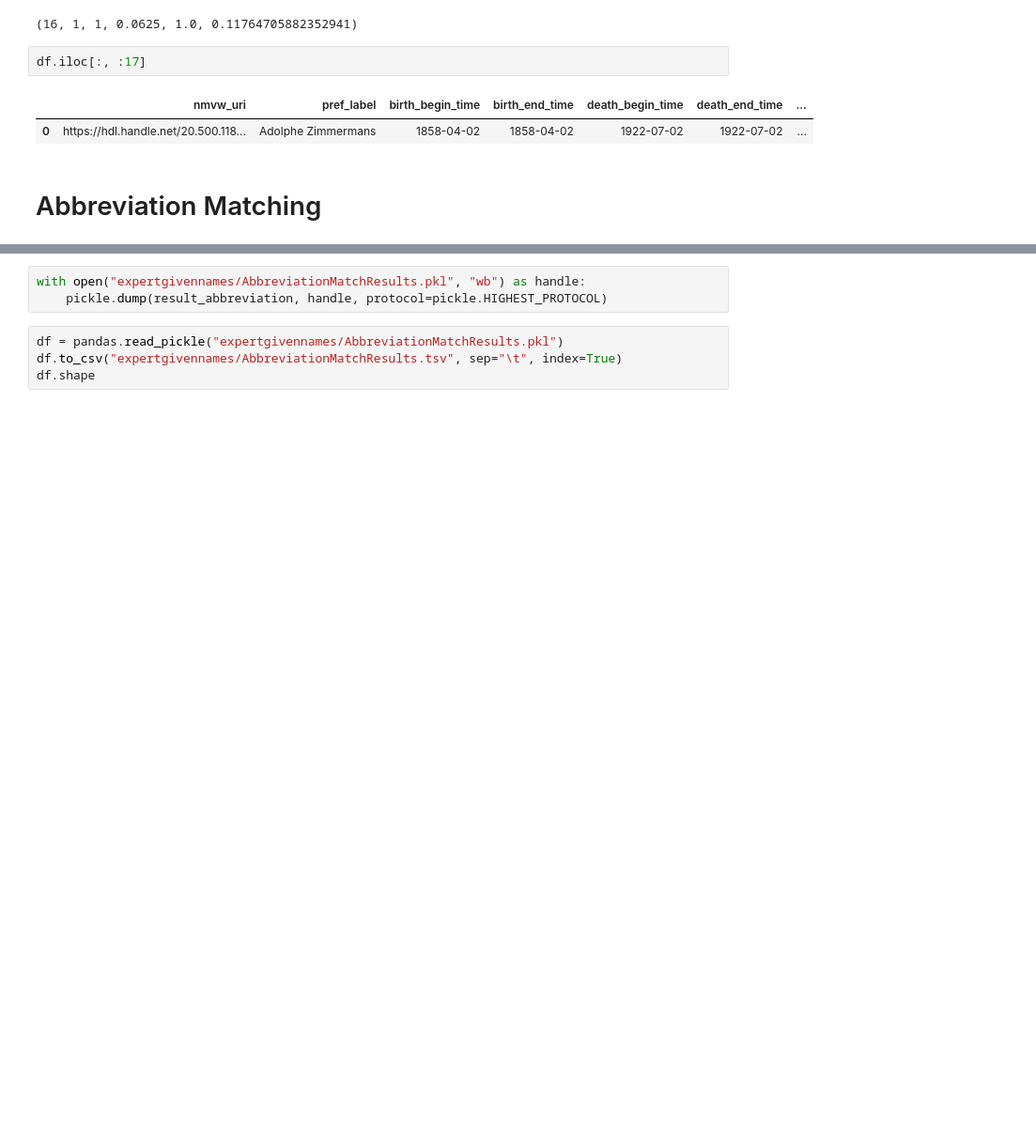
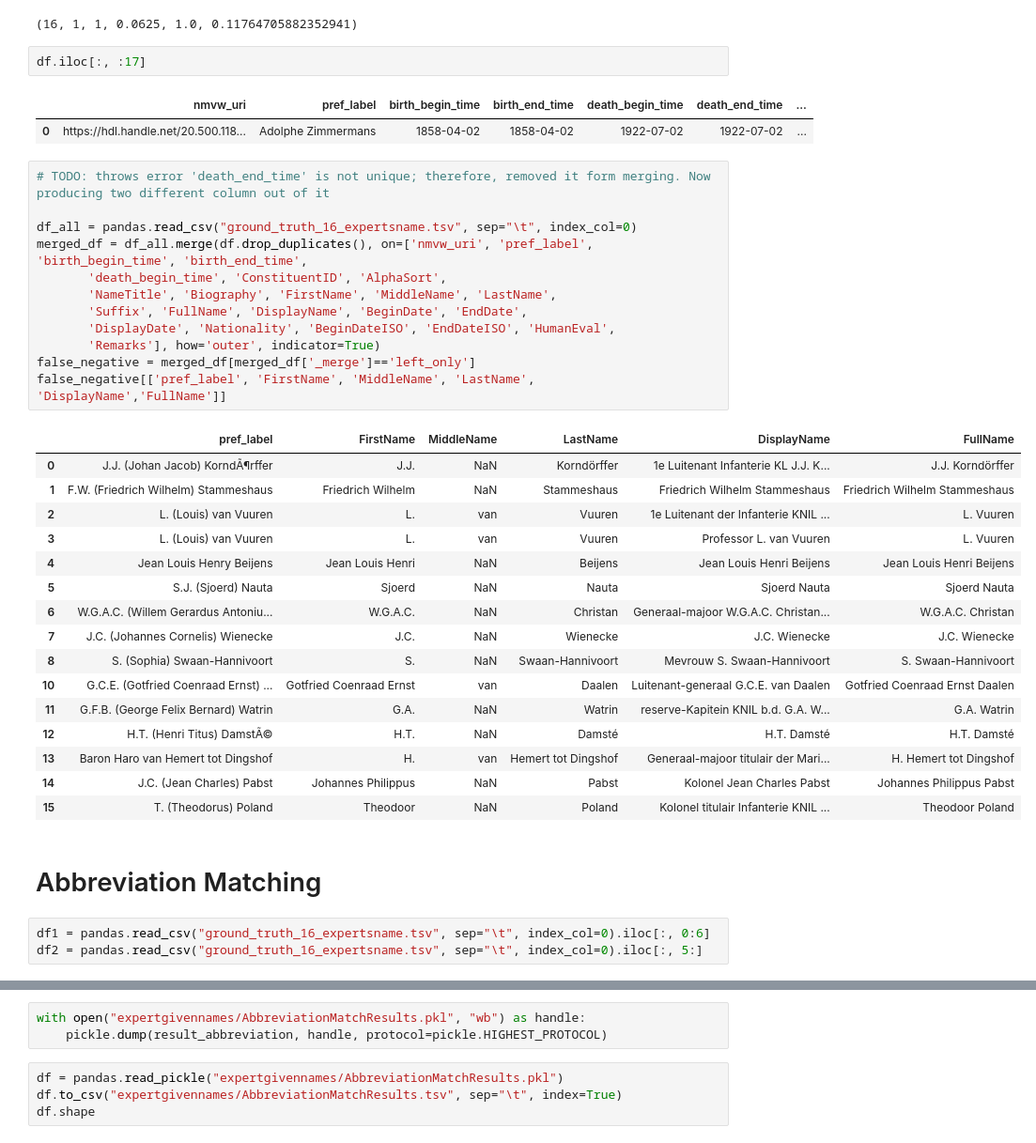
Before and after one commit to Shoilee/dh_entity_linking_v2, a Jupyter notebook: exp202/evaluation.ipynb, the cells around one changed output, grey strips where cells are left out. Shown: that part at 94% size. Cells and saved outputs as stored; diff of their text form; blank space fills up the shorter version.

Commit message:
update results on 16 expert given names

```diff
--- a/exp202/evaluation.ipynb
+++ b/exp202/evaluation.ipynb
@@ -69,8 +69,40 @@ df.iloc[:, :17]
 # %% [output]
 |  | nmvw_uri | pref_label | birth_begin_time | birth_end_time | death_begin_time | death_end_time | ... |
 | 0 | https://hdl.handle.net/20.500.118... | Adolphe Zimmermans | 1858-04-02 | 1858-04-02 | 1922-07-02 | 1922-07-02 | ... |
+# %%
+# TODO: throws error 'death_end_time' is not unique; therefore, removed it form merging. Now producing two different column out of it
+
+df_all = pandas.read_csv("ground_truth_16_expertsname.tsv", sep="\t", index_col=0)
+merged_df = df_all.merge(df.drop_duplicates(), on=['nmvw_uri', 'pref_label', 'birth_begin_time', 'birth_end_time',
+       'death_begin_time', 'ConstituentID', 'AlphaSort',
+       'NameTitle', 'Biography', 'FirstName', 'MiddleName', 'LastName',
+       'Suffix', 'FullName', 'DisplayName', 'BeginDate', 'EndDate',
+       'DisplayDate', 'Nationality', 'BeginDateISO', 'EndDateISO', 'HumanEval',
+       'Remarks'], how='outer', indicator=True)
+false_negative = merged_df[merged_df['_merge']=='left_only']
+false_negative[['pref_label', 'FirstName', 'MiddleName', 'LastName', 'DisplayName','FullName']]
+# %% [output]
+|  | pref_label | FirstName | MiddleName | LastName | DisplayName | FullName |
+| 0 | J.J. (Johan Jacob) KorndÃ¶rffer | J.J. | NaN | Korndörffer | 1e Luitenant Infanterie KL J.J. K... | J.J. Korndörffer |
+| 1 | F.W. (Friedrich Wilhelm) Stammeshaus | Friedrich Wilhelm | NaN | Stammeshaus | Friedrich Wilhelm Stammeshaus | Friedrich Wilhelm Stammeshaus |
+| 2 | L. (Louis) van Vuuren | L. | van | Vuuren | 1e Luitenant der Infanterie KNIL ... | L. Vuuren |
+| 3 | L. (Louis) van Vuuren | L. | van | Vuuren | Professor L. van Vuuren | L. Vuuren |
+| 4 | Jean Louis Henry Beijens | Jean Louis Henri | NaN | Beijens | Jean Louis Henri Beijens | Jean Louis Henri Beijens |
+| 5 | S.J. (Sjoerd) Nauta | Sjoerd | NaN | Nauta | Sjoerd Nauta | Sjoerd Nauta |
+| 6 | W.G.A.C. (Willem Gerardus Antoniu... | W.G.A.C. | NaN | Christan | Generaal-majoor W.G.A.C. Christan... | W.G.A.C. Christan |
+| 7 | J.C. (Johannes Cornelis) Wienecke | J.C. | NaN | Wienecke | J.C. Wienecke | J.C. Wienecke |
+| 8 | S. (Sophia) Swaan-Hannivoort | S. | NaN | Swaan-Hannivoort | Mevrouw S. Swaan-Hannivoort | S. Swaan-Hannivoort |
+| 10 | G.C.E. (Gotfried Coenraad Ernst) ... | Gotfried Coenraad Ernst | van | Daalen | Luitenant-generaal G.C.E. van Daalen | Gotfried Coenraad Ernst Daalen |
+| 11 | G.F.B. (George Felix Bernard) Watrin | G.A. | NaN | Watrin | reserve-Kapitein KNIL b.d. G.A. W... | G.A. Watrin |
+| 12 | H.T. (Henri Titus) DamstÃ© | H.T. | NaN | Damsté | H.T. Damsté | H.T. Damsté |
+| 13 | Baron Haro van Hemert tot Dingshof | H. | van | Hemert tot Dingshof | Generaal-majoor titulair der Mari... | H. Hemert tot Dingshof |
+| 14 | J.C. (Jean Charles) Pabst | Johannes Philippus | NaN | Pabst | Kolonel Jean Charles Pabst | Johannes Philippus Pabst |
+| 15 | T. (Theodorus) Poland | Theodoor | NaN | Poland | Kolonel titulair Infanterie KNIL ... | Theodoor Poland |
 # %% [markdown]
 # Abbreviation Matching
+# %%
+df1 = pandas.read_csv("ground_truth_16_expertsname.tsv", sep="\t", index_col=0).iloc[:, 0:6]
+df2 = pandas.read_csv("ground_truth_16_expertsname.tsv", sep="\t", index_col=0).iloc[:, 5:]
 # %%
 from matchwithabbreviation.match_with_abbreviation import match_with_abbreviation
 result_abbreviation = match_with_abbreviation(df1, df2)
```
Also changed, not shown: parts of 20 cells of this notebook.
